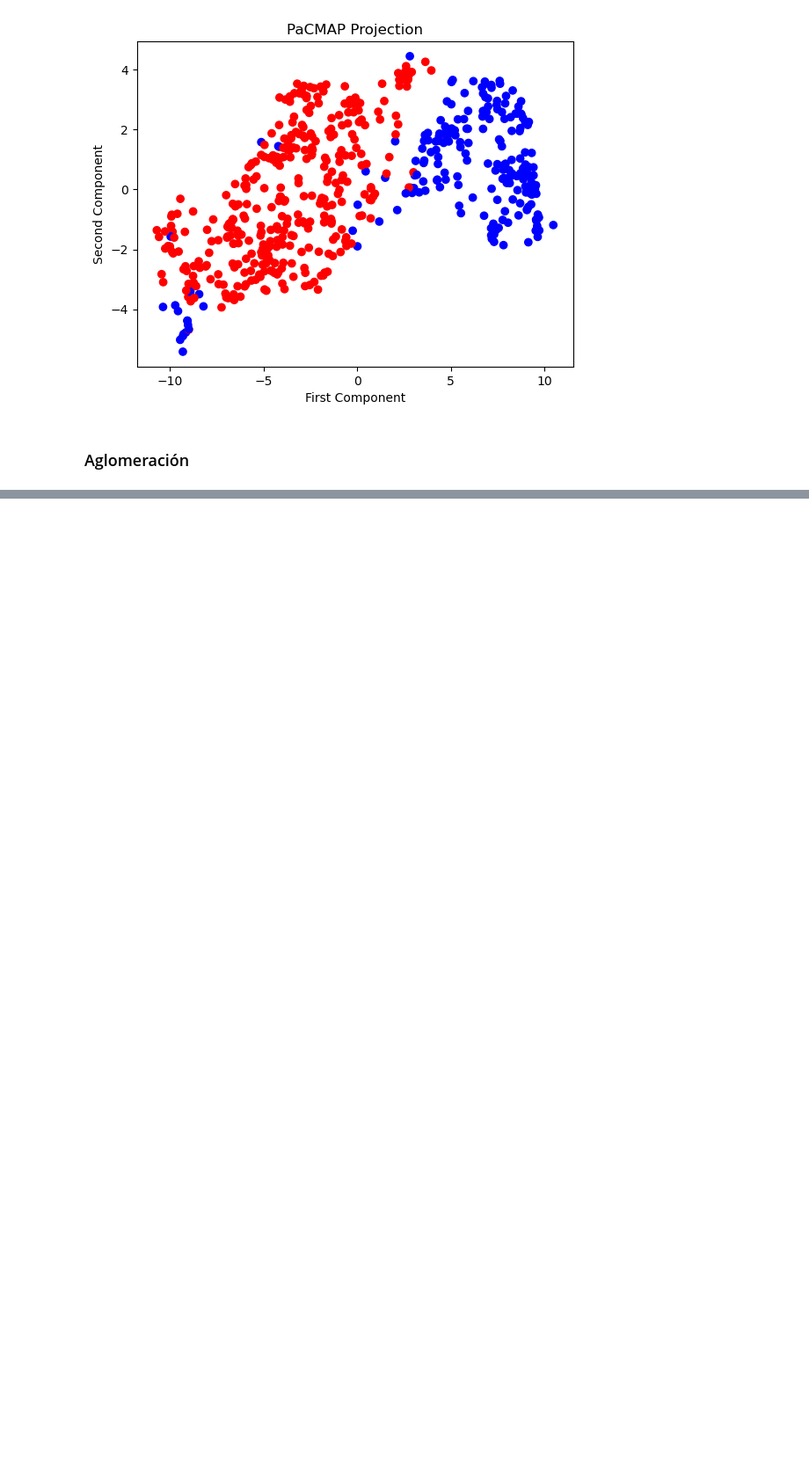
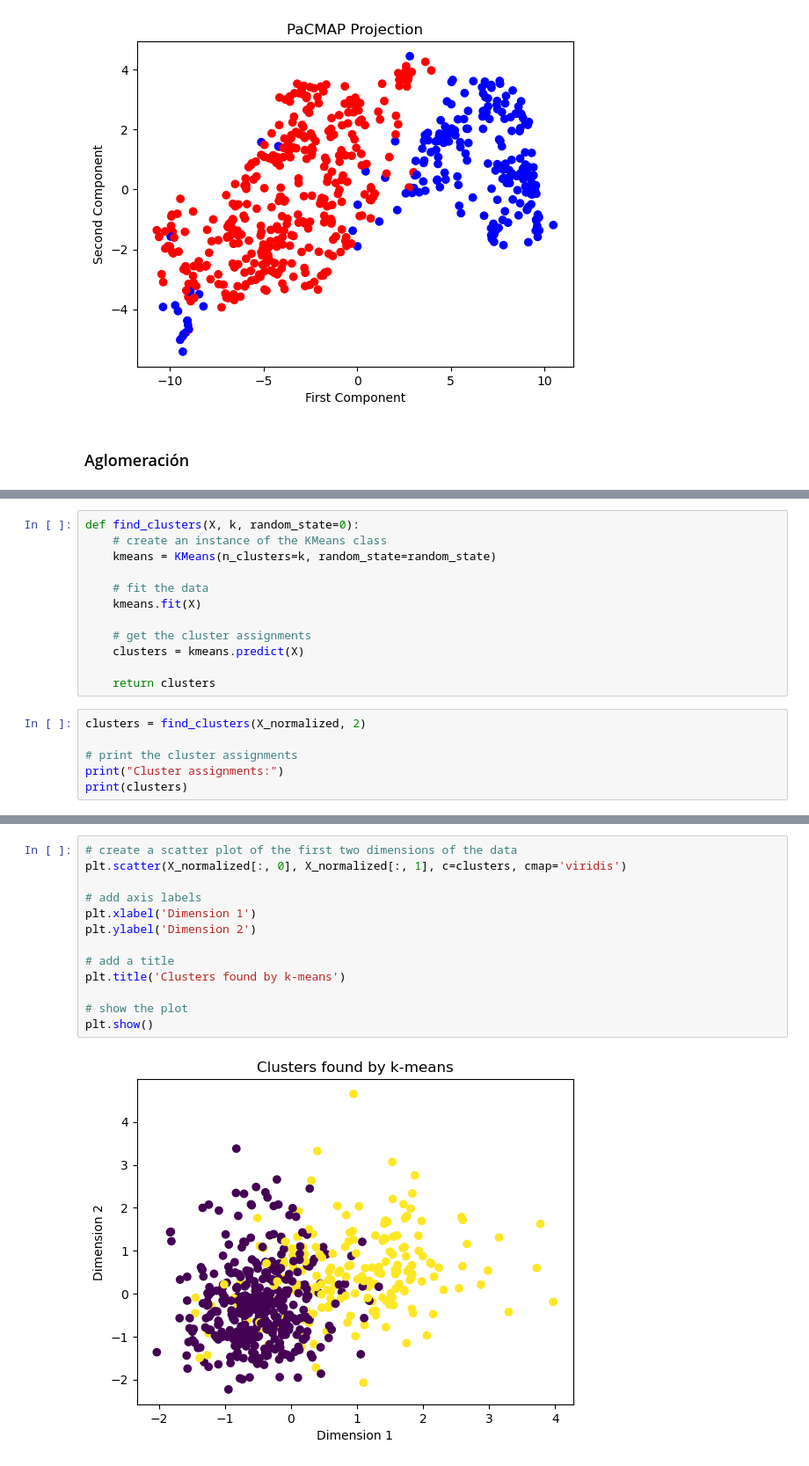
Before and after one commit to CursosLic-PabloAlvarado/tarea-6-t6-brayain, a Jupyter notebook: cancer.ipynb, the cells around one changed output, grey strips where cells are left out. Shown at 88% size. Cells and saved outputs as stored; diff of their text form; blank space fills up the shorter version.

Commit message:
Prueba Kmeans

```diff
--- a/cancer.ipynb
+++ b/cancer.ipynb
@@ -265,0 +268,18 @@ plt.show()
+# %%
+def find_clusters(X, k, random_state=0):
+    # create an instance of the KMeans class
+    kmeans = KMeans(n_clusters=k, random_state=random_state)
+
+    # fit the data
+    kmeans.fit(X)
+
+    # get the cluster assignments
+    clusters = kmeans.predict(X)
+
+    return clusters
+# %%
+clusters = find_clusters(X_normalized, 2)
+
+# print the cluster assignments
+print("Cluster assignments:")
+print(clusters)
@@ -265,0 +304,15 @@ plt.show()
+# %%
+# create a scatter plot of the first two dimensions of the data
+plt.scatter(X_normalized[:, 0], X_normalized[:, 1], c=clusters, cmap='viridis')
+
+# add axis labels
+plt.xlabel('Dimension 1')
+plt.ylabel('Dimension 2')
+
+# add a title
+plt.title('Clusters found by k-means')
+
+# show the plot
+plt.show()
+# %% [output]
+[figure, added]
```
Also changed, not shown: parts of 4 cells of this notebook, 1 other file.
